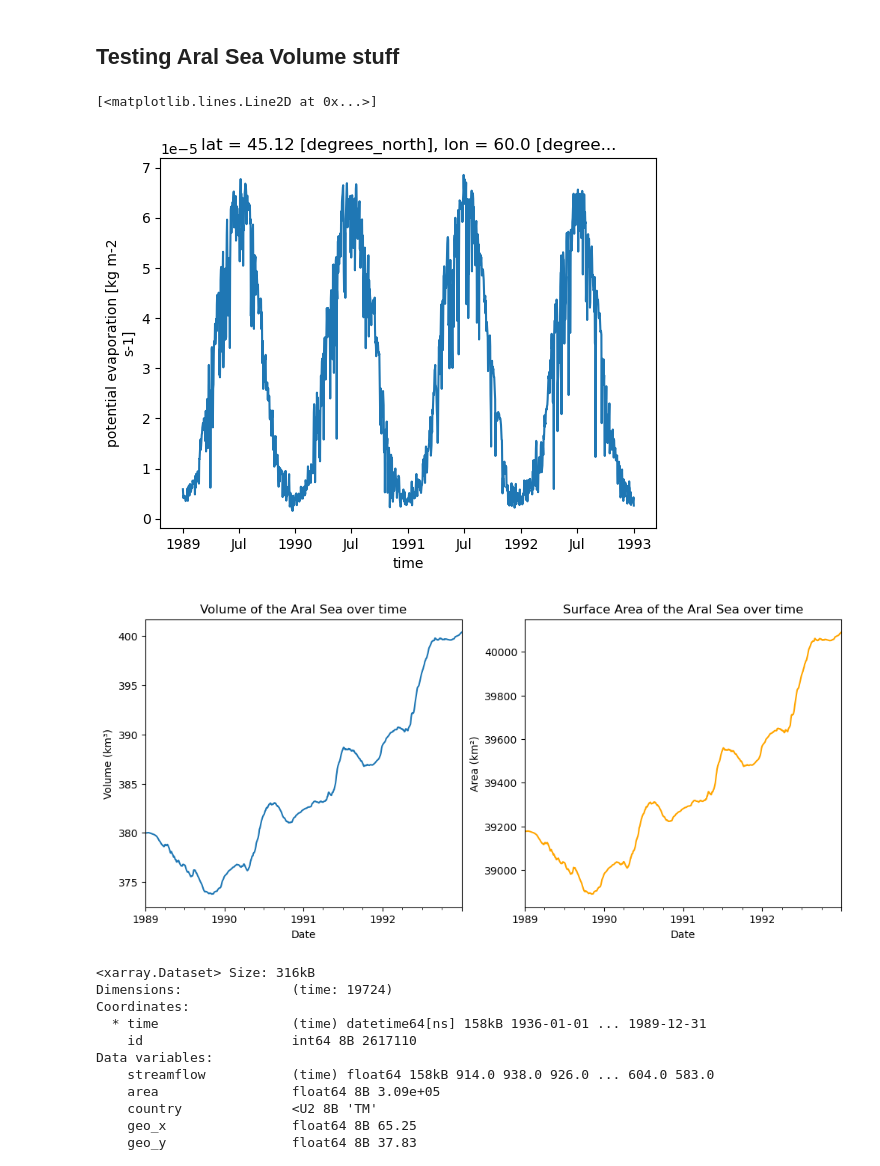
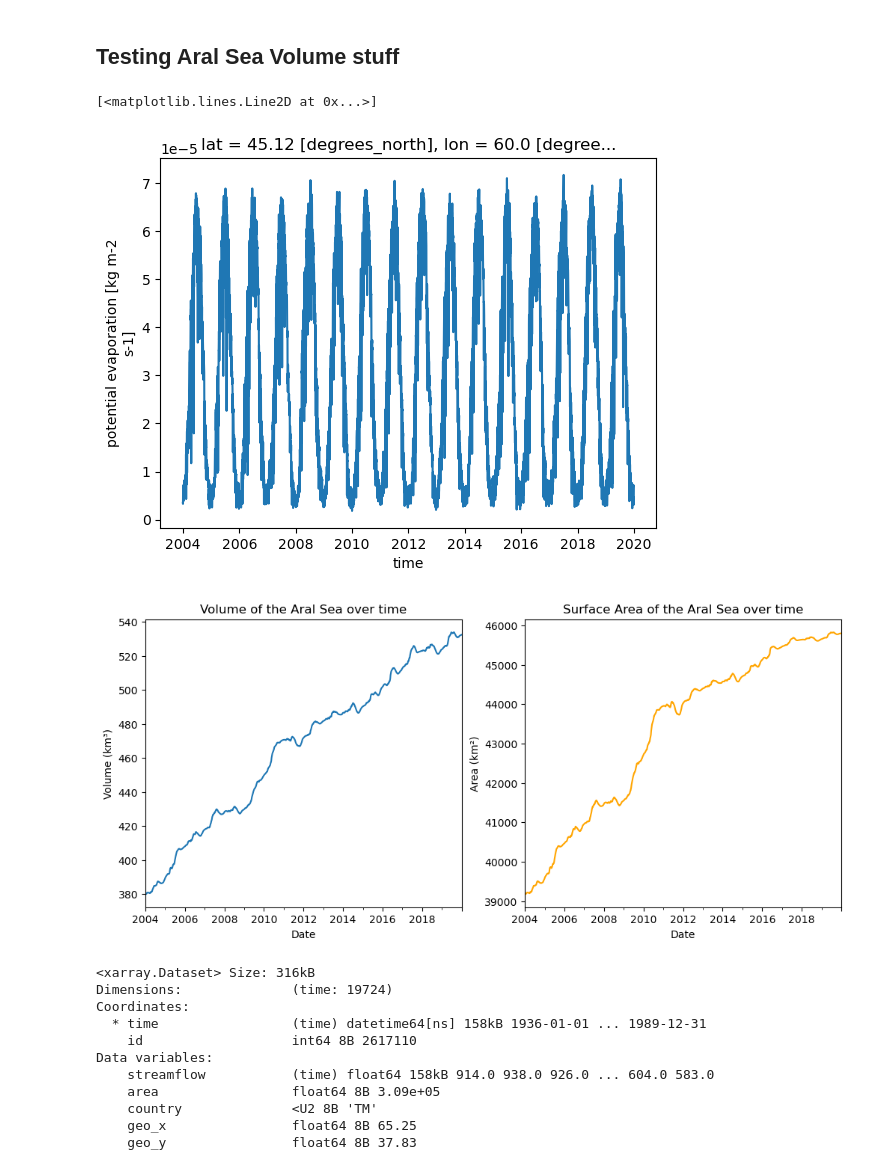
Before and after one commit to andrevdv/MSc_AralSea, a Jupyter notebook: book/thesis_projects/MSc/2025_Q1_AndreVanDerVeen_CEG/work_in_progress/Test_Aral/Test_Aral_Simulation.ipynb, the cells around one changed output. Cells and saved outputs as stored; diff of their text form; code cells hidden in the pictures.

```diff
--- a/book/thesis_projects/MSc/2025_Q1_AndreVanDerVeen_CEG/work_in_progress/Test_Aral/Test_Aral_Simulation.ipynb
+++ b/book/thesis_projects/MSc/2025_Q1_AndreVanDerVeen_CEG/work_in_progress/Test_Aral/Test_Aral_Simulation.ipynb
@@ -8,17 +8,17 @@ import matplotlib.pyplot as plt
 from scipy.interpolate import interp1d
 # %%
 results = pd.read_csv(
-    "Discharge_Reference_8992.csv",
+    "Test_Balans_0419.csv",
     index_col=0,          # use first column as index
     parse_dates=True      # automatically parse as datetime if possible
 )
 
-aral_meteo = xr.open_dataset('/home/avandervee3/MSc_AralSea/book/thesis_projects/MSc/2025_Q1_AndreVanDerVeen_CEG/work_in_progress/Test_Aral/forcing_Sea_HBV/AralSea/ERA5/own_shapefile/work/diagnostic/script/Derived_Makkink_evspsblpot.nc')
+aral_meteo = xr.open_dataset('/home/avandervee3/MSc_AralSea/book/thesis_projects/MSc/2025_Q1_AndreVanDerVeen_CEG/work_in_progress/Test_Aral/forcing_Sea_HBV_0419/AralSea/ERA5/own_shapefile/work/diagnostic/script/Derived_Makkink_evspsblpot.nc')
 # %%
 aral_meteo['evspsblpot'].plot()
 # %% [output]
 [<matplotlib.lines.Line2D at 0x...>]
-[figure, old version]
+[figure, new version]
 # %%
 Aral_Table = pd.read_csv('Aral_Tabel.csv', sep=';',skipfooter=1,engine = 'python')
 Aral_Table['Year'] = pd.to_datetime(Aral_Table['Year'], format='%Y')
@@ -71,7 +71,10 @@ for i in range(1, n):
     # Inflow from rivers (km3/day)
     Q_day_m3day_Chatly = results.iloc[i, results.columns.get_loc('Chatly')] * 86400 / 1e9
     Q_day_m3day_Kazalinsk = results.iloc[i, results.columns.get_loc('Kazalinsk')] * 86400 / 1e9
-    testfactor = 0.15
+
+    # Test factor to adjust inflow (calibration)
+    testfactor = 0.2
+    #testfactor = 1.0
 
     # Groundwater inflow
     Q_day_m3day_GW_in = 0 #0.5/365
@@ -86,34 +89,34 @@ for i in range(1, n):
     Area_Aral_Sea_km2.iloc[i] = A_of_V(Volume_Aral_Sea_km3.iloc[i-1])
     Evaporation_Aral_Sea_km3day = Potential_evap * Area_Aral_Sea_km2.iloc[i] * 60 * 60 * 24 * 1e-12 * 1e6
 
     # Update volume
     Volume_Aral_Sea_km3.iloc[i] = (
         Volume_Aral_Sea_km3.iloc[i-1]
         + testfactor * (Q_day_m3day_Chatly + Q_day_m3day_Kazalinsk)
         - Q_day_m3day_GW_in
         - Evaporation_Aral_Sea_km3day
     )
 
     # Prevent negative volume
     if Volume_Aral_Sea_km3.iloc[i] < 0:
         Volume_Aral_Sea_km3.iloc[i] = 0
 
 
 
 fig, ax = plt.subplots(1,2, figsize=(12, 5))
 Volume_Aral_Sea_km3.plot(ax=ax[0])
 #Aral_Table['Volume'].plot(ax=ax[0])     #TODO add observed volume data if available
 ax[0].set_title('Volume of the Aral Sea over time')
 ax[0].set_ylabel('Volume (km³)')
 ax[0].set_xlabel('Date')
 #ax[0].legend(['Simulated Volume', 'Observed Volume'])
 Area_Aral_Sea_km2.plot(ax=ax[1], color='orange')
 ax[1].set_title('Surface Area of the Aral Sea over time')
 ax[1].set_ylabel('Area (km²)')
 ax[1].set_xlabel('Date')
 plt.show()
 # %% [output]
-[figure, old version]
+[figure, new version]
 # %%
 from ewatercycle.observation.grdc import get_grdc_data
 
```
Also changed, not shown: parts of 1 cell of this notebook, 1 other file.
